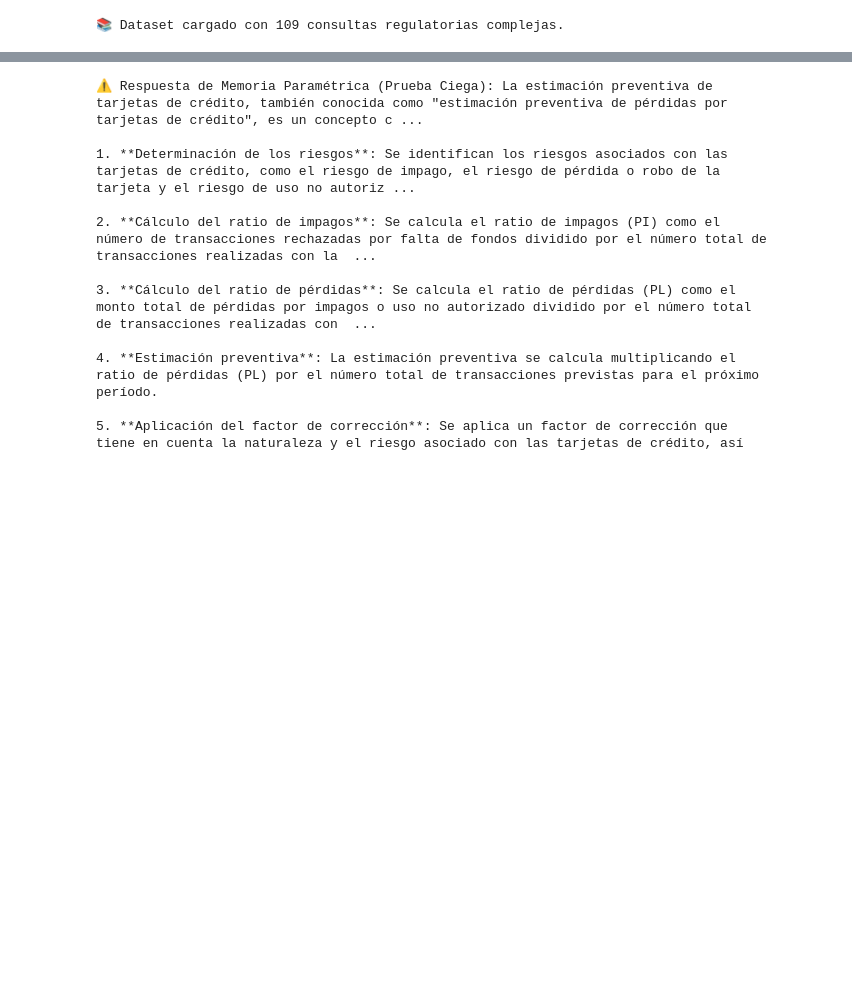
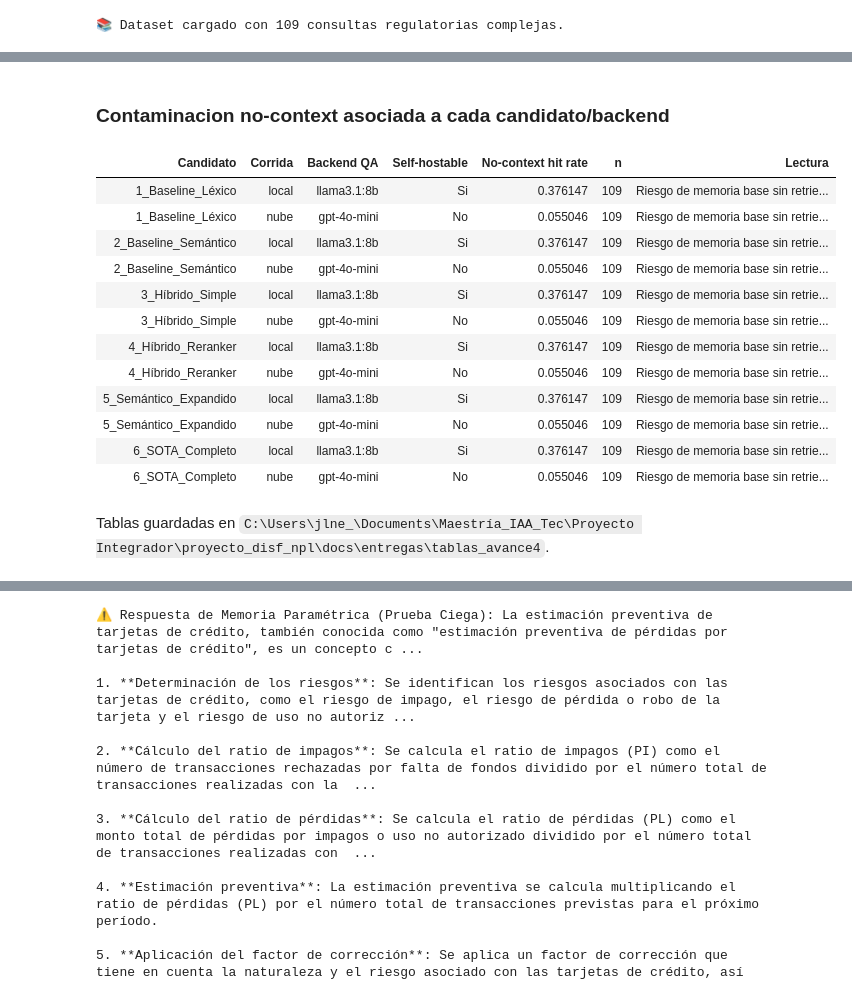
Before and after one commit to alexandro-mayoral-teran/proyecto_disf_npl, a Jupyter notebook: notebooks/Avance4_#8.ipynb, the cells around one changed output, grey strips where cells are left out. Saved outputs shown, nothing was run; the diff lists cells and outputs as text; code cells hidden in the pictures; blank space fills up the shorter version.

```diff
--- a/notebooks/Avance4_#8.ipynb
+++ b/notebooks/Avance4_#8.ipynb
@@ -179,0 +281,18 @@ print(f"📚 Dataset cargado con {len(dataset)} consultas regulatorias complejas
+# %%
+tablas_avance4 = mostrar_tablas_avance4(project_root, secciones=("contaminacion_candidatos",))
+# %% [output]
+### Contaminacion no-context asociada a cada candidato/backend
+| Candidato | Corrida | Backend QA | Self-hostable | No-context hit rate | n | Lectura |
+| 1_Baseline_Léxico | local | llama3.1:8b | Si | 0.376147 | 109 | Riesgo de memoria base sin retrie... |
+| 1_Baseline_Léxico | nube | gpt-4o-mini | No | 0.055046 | 109 | Riesgo de memoria base sin retrie... |
+| 2_Baseline_Semántico | local | llama3.1:8b | Si | 0.376147 | 109 | Riesgo de memoria base sin retrie... |
+| 2_Baseline_Semántico | nube | gpt-4o-mini | No | 0.055046 | 109 | Riesgo de memoria base sin retrie... |
+| 3_Híbrido_Simple | local | llama3.1:8b | Si | 0.376147 | 109 | Riesgo de memoria base sin retrie... |
+| 3_Híbrido_Simple | nube | gpt-4o-mini | No | 0.055046 | 109 | Riesgo de memoria base sin retrie... |
+| 4_Híbrido_Reranker | local | llama3.1:8b | Si | 0.376147 | 109 | Riesgo de memoria base sin retrie... |
+| 4_Híbrido_Reranker | nube | gpt-4o-mini | No | 0.055046 | 109 | Riesgo de memoria base sin retrie... |
+| 5_Semántico_Expandido | local | llama3.1:8b | Si | 0.376147 | 109 | Riesgo de memoria base sin retrie... |
+| 5_Semántico_Expandido | nube | gpt-4o-mini | No | 0.055046 | 109 | Riesgo de memoria base sin retrie... |
+| 6_SOTA_Completo | local | llama3.1:8b | Si | 0.376147 | 109 | Riesgo de memoria base sin retrie... |
+| 6_SOTA_Completo | nube | gpt-4o-mini | No | 0.055046 | 109 | Riesgo de memoria base sin retrie... |
+Tablas guardadas en `C:\Users\jlne_\Documents\Maestría_IAA_Tec\Proyecto Integrador\proyecto_disf_npl\docs\entregas\tablas_avance4`.
```
Also changed, not shown: parts of 48 cells of this notebook, 49 other files.
